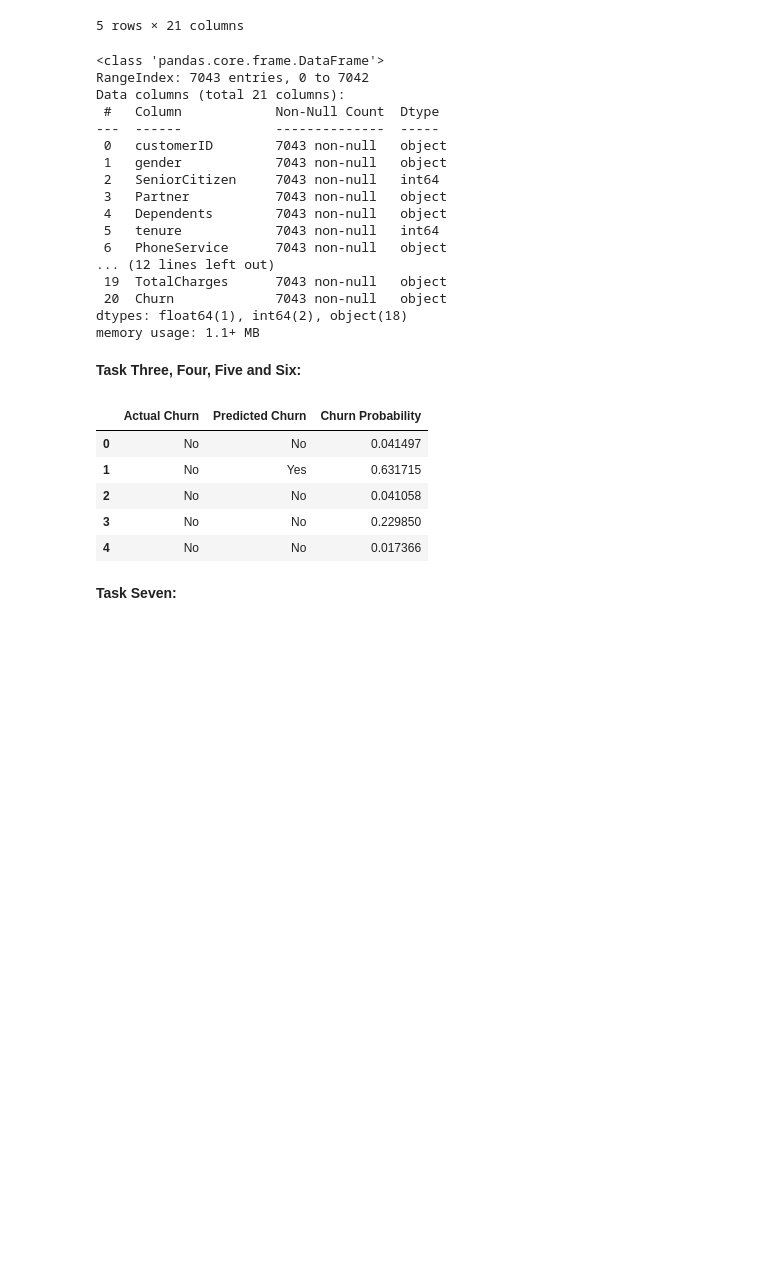
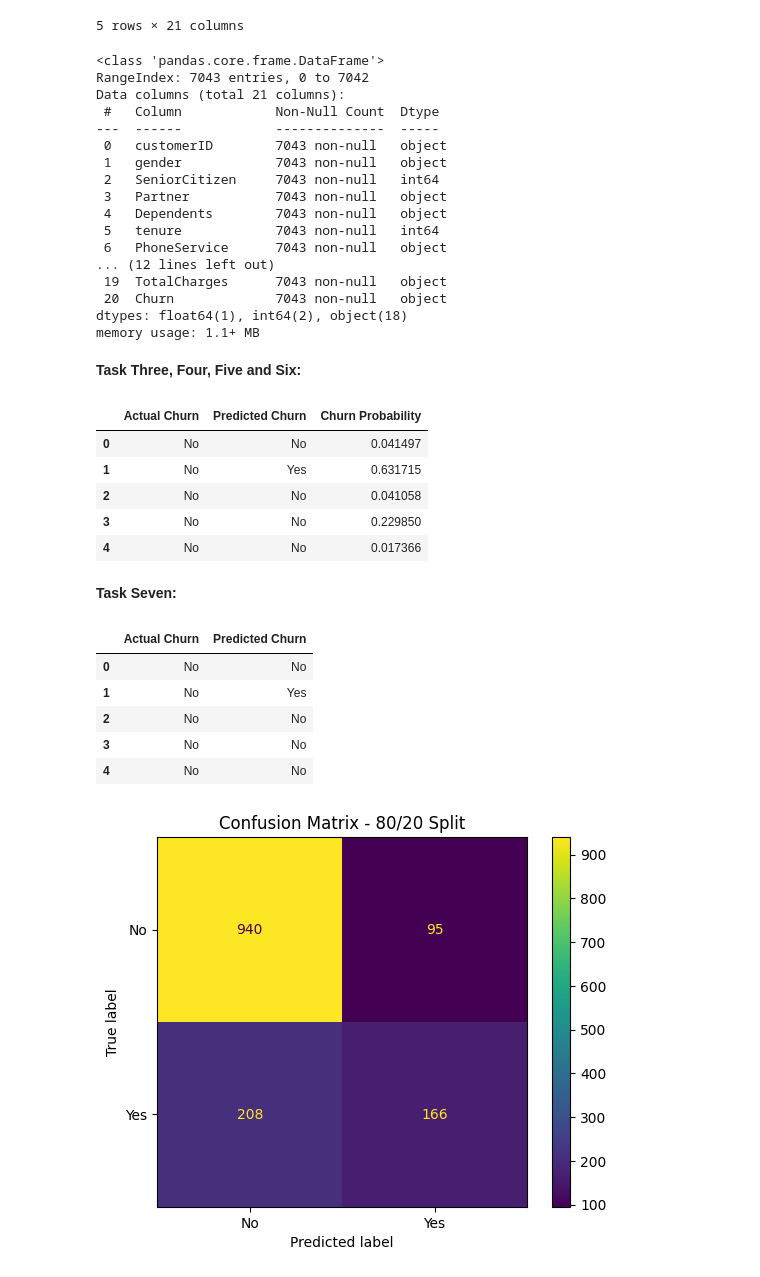
Before and after one commit to JFish72/CSC-349-Machine-Learning-, a Jupyter notebook: HW3/churn_classification.ipynb, the cells around one changed output. Cells and saved outputs as stored; diff of their text form; code cells hidden in the pictures; blank space fills up the shorter version.

```diff
--- a/HW3/churn_classification.ipynb
+++ b/HW3/churn_classification.ipynb
@@ -104,0 +100,80 @@ import matplotlib.pyplot as plt
+# %%
+import pandas as pd
+import numpy as np
+import matplotlib.pyplot as plt
+
+from sklearn.model_selection import train_test_split
+from sklearn.compose import ColumnTransformer
+from sklearn.pipeline import Pipeline
+from sklearn.preprocessing import StandardScaler, OneHotEncoder, MinMaxScaler
+from sklearn.impute import SimpleImputer
+from sklearn.linear_model import SGDClassifier
+from sklearn.model_selection import train_test_split
+from sklearn.metrics import (confusion_matrix, ConfusionMatrixDisplay, classification_report, roc_auc_score, roc_curve)
+
+df = pd.read_csv('WA_Fn-UseC_-Telco-Customer-Churn.csv')
+
+df = df.drop(["customerID"], axis = 1)
+
+df["TotalCharges"] = df["TotalCharges"].replace(r"^\s*$", np.nan, regex = True)
+df["TotalCharges"] = pd.to_numeric(df["TotalCharges"])
+
+X = df.drop("Churn", axis = 1)
+y = df["Churn"]
+
+categorical_columns = X.select_dtypes(include=["object"]).columns
+numerical_columns = X.select_dtypes(include=["number"]).columns
+
+numerical_pipeline = Pipeline([("imputer", SimpleImputer(strategy = "median")), ("scaler", StandardScaler())]) # or MinMaxScaler
+
+catergorical_pipeline = Pipeline([("imputer", SimpleImputer(strategy = "most_frequent")), ("encoder", OneHotEncoder())])
+
+preprocessor = ColumnTransformer([("numerical", numerical_pipeline, numerical_columns), ("categorical", catergorical_pipeline, categorical_columns)])
+
+pipeline = Pipeline([("preprocessor", preprocessor),
+ ("classifier", SGDClassifier(loss = "log_loss",random_state = 42 ))])
+
+X_train, X_test, y_train, y_test = train_test_split(X, y, test_size = 0.20, random_state = 42, stratify = y)
+#X_train, X_test, y_train, y_test = train_test_split(X, y, test_size = 0.30, random_state = 42, stratify = y)
+#X_train, X_test, y_train, y_test = train_test_split(X, y, test_size = 0.40, random_state = 42, stratify = y)
+
+pipeline.fit(X_train, y_train)
+
+y_pred = pipeline.predict(X_test)
+
+prediction_results = pd.DataFrame({"Actual Churn": y_test.values, "Predicted Churn": y_pred})
+
+display(prediction_results.head())
+
+confusion = confusion_matrix(y_test, y_pred, labels = ["No", "Yes"])
+
+disp = ConfusionMatrixDisplay(confusion_matrix = confusion, display_labels=["No", "Yes"])
+disp.plot()
+
+plt.title("Confusion Matrix - 80/20 Split")
+#plt.title("Confusion Matrix - 70/30 Split")
+#plt.title("Confusion Matrix - 60/40 Split")
+
+plt.show()
+
+print(classification_report(y_test, y_pred))
+
+y_prob = pipeline.predict_proba(X_test)
+
+yes_index = list(pipeline.classes_).index("Yes")
+
+y_test_binary = y_test = (y_test == "Yes").astype(int)
+
+auc_score = roc_auc_score(y_test_binary, y_prob[:, yes_index])
+
+fpr, tpr, thresholds = roc_curve(y_test_binary, y_prob[:, yes_index])
+
+plt.figure()
+# %% [output]
+|  | Actual Churn | Predicted Churn |
+| 0 | No | No |
+| 1 | No | Yes |
+| 2 | No | No |
+| 3 | No | No |
+| 4 | No | No |
+[figure, added]
```
Also changed, not shown: parts of 3 cells of this notebook.
